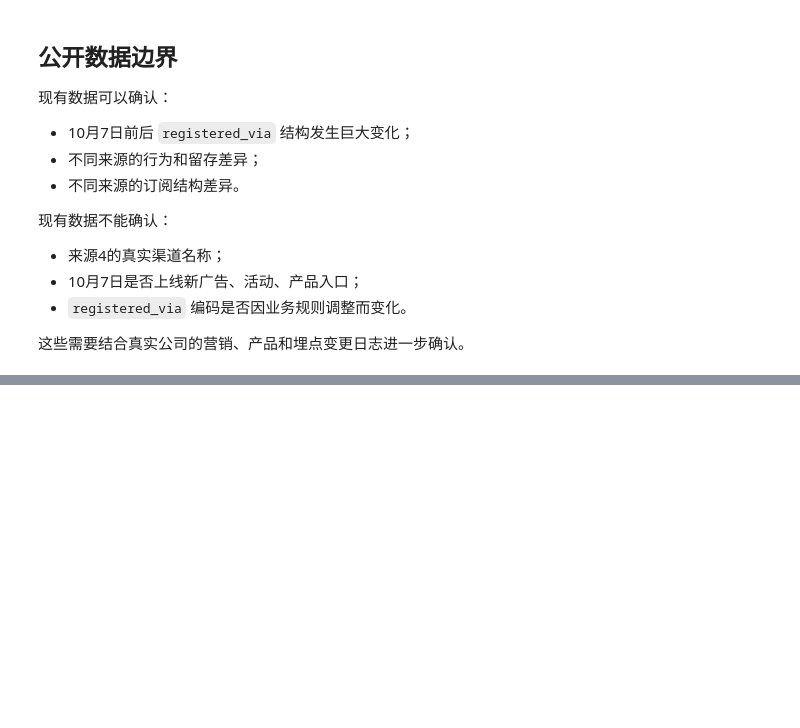
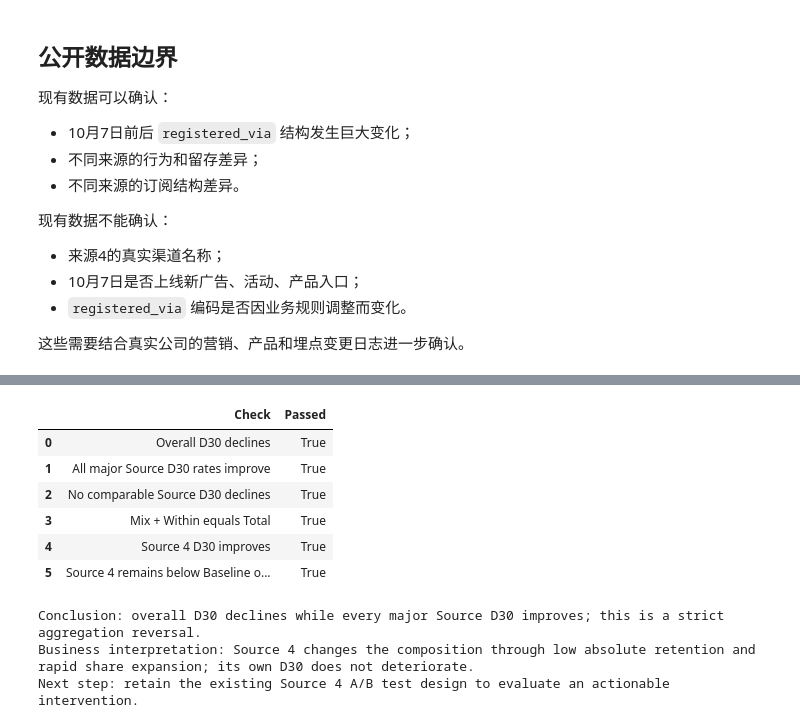
Before and after one commit to CoursesGit/kkbox_growth_analysis, a Jupyter notebook: notebooks/04_hypothesis_validation.ipynb, the cells around one changed output, grey strips where cells are left out. Cells and saved outputs as stored; diff of their text form; code cells hidden in the pictures; blank space fills up the shorter version.

Commit message:
Enhance KKBOX retention diagnosis with Simpson's paradox

```diff
--- a/notebooks/04_hypothesis_validation.ipynb
+++ b/notebooks/04_hypothesis_validation.ipynb
@@ -189,0 +299,29 @@ Total runtime: 30.62 seconds (0.51 minutes); raw unchanged=True
+# %%
+analysis_audit = pd.DataFrame({
+    "Check": [
+        "Overall D30 declines", "All major Source D30 rates improve",
+        "No comparable Source D30 declines", "Mix + Within equals Total",
+        "Source 4 D30 improves", "Source 4 remains below Baseline overall D30",
+    ],
+    "Passed": [
+        total_change < 0, major_source_change.gt(0).all(),
+        all_comparable_change.ge(-1e-12).all(), abs(decomposition_residual) < 1e-12,
+        source4.Oct_D30 > source4.Baseline_D30, source4.Oct_D30 < baseline_overall,
+    ],
+})
+display(analysis_audit)
+assert analysis_audit["Passed"].all()
+print("Conclusion: overall D30 declines while every major Source D30 improves; this is a strict aggregation reversal.")
+print("Business interpretation: Source 4 changes the composition through low absolute retention and rapid share expansion; its own D30 does not deteriorate.")
+print("Next step: retain the existing Source 4 A/B test design to evaluate an actionable intervention.")
+# %% [output]
+|  | Check | Passed |
+| 0 | Overall D30 declines | True |
+| 1 | All major Source D30 rates improve | True |
+| 2 | No comparable Source D30 declines | True |
+| 3 | Mix + Within equals Total | True |
+| 4 | Source 4 D30 improves | True |
+| 5 | Source 4 remains below Baseline o... | True |
+Conclusion: overall D30 declines while every major Source D30 improves; this is a strict aggregation reversal.
+Business interpretation: Source 4 changes the composition through low absolute retention and rapid share expansion; its own D30 does not deteriorate.
+Next step: retain the existing Source 4 A/B test design to evaluate an actionable intervention.
```
Also changed, not shown: parts of 8 cells of this notebook, 16 other files.
